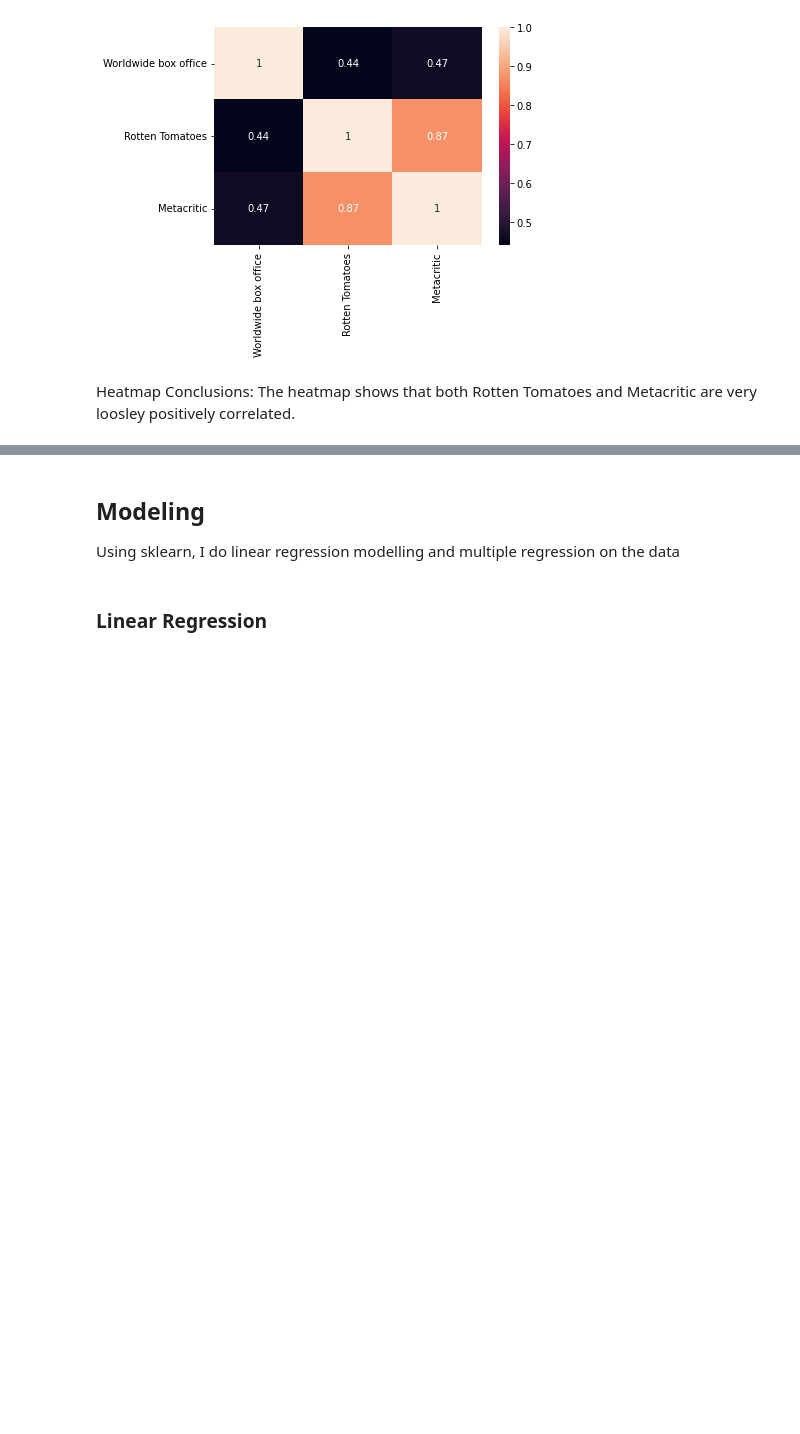
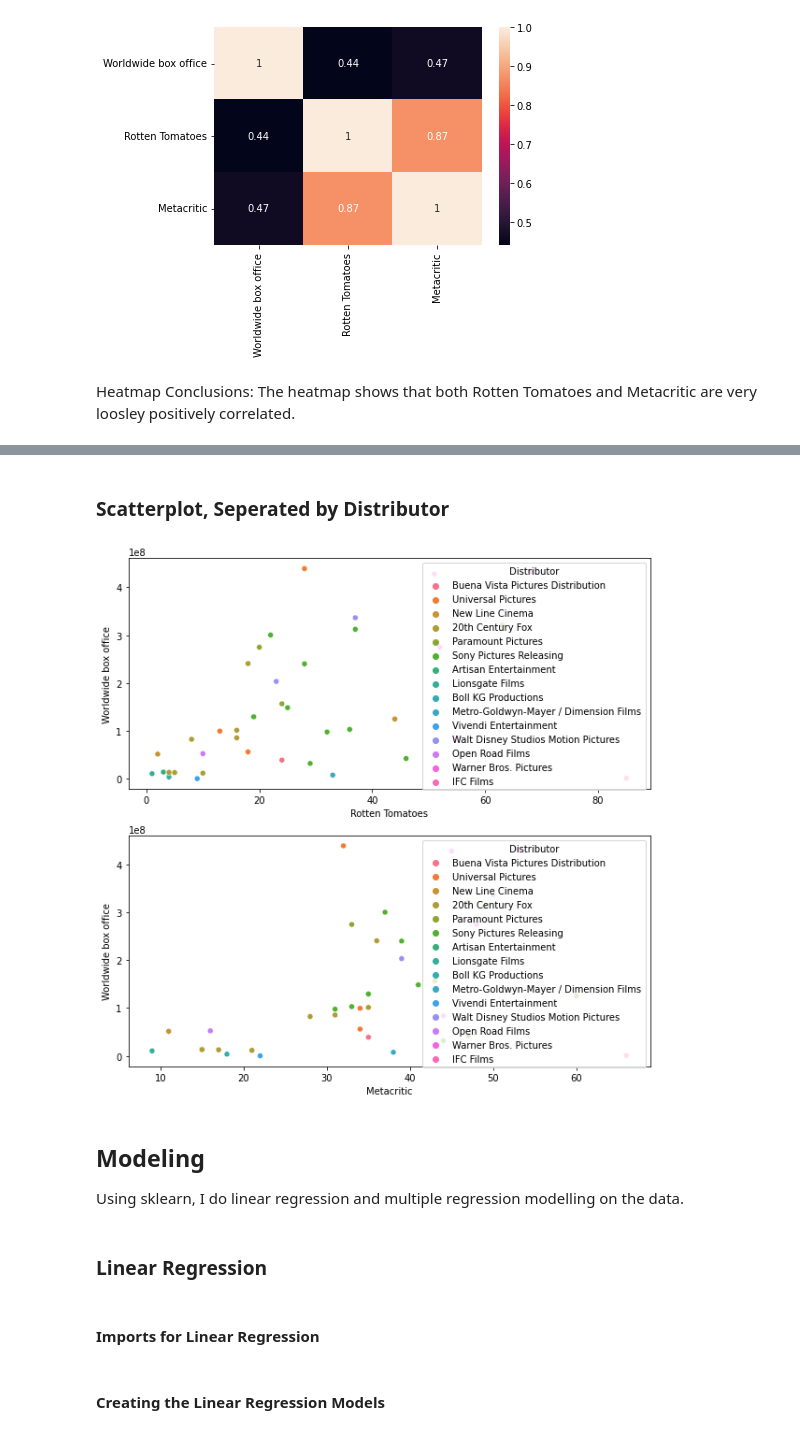
Before and after one commit to aaronhum/MAT421, a Jupyter notebook: final_project/final_project.ipynb, the cells around one changed output, grey strips where cells are left out. Drawn from its saved outputs; the diff is of its cells as text; code cells hidden in the pictures; blank space fills up the shorter version.

```diff
--- a/final_project/final_project.ipynb
+++ b/final_project/final_project.ipynb
@@ -212,13 +222,26 @@ Heatmap Conclusions: The heatmap shows that both Rotten Tomatoes and Metacritic
+# %% [markdown]
+### Scatterplot, Seperated by Distributor
+# %%
+fig, axs = plt.subplots(2, figsize = (10,10))
+plt1 = sns.scatterplot(hue = dataset['Distributor'], x = dataset['Rotten Tomatoes'], y = dataset['Worldwide box office'], ax = axs[0])
+plt2 = sns.scatterplot(hue = dataset['Distributor'], x = dataset['Metacritic'], y = dataset['Worldwide box office'], ax = axs[1])
+plt.show()
+# %% [output]
+[figure, added]
 # %% [markdown]
 ## Modeling
 
-Using sklearn, I do linear regression modelling and multiple regression on the data
+Using sklearn, I do linear regression and multiple regression modelling on the data.
 # %% [markdown]
 ### Linear Regression
+# %% [markdown]
+#### Imports for Linear Regression
 # %%
 from sklearn.model_selection import train_test_split
 from sklearn.linear_model import LinearRegression
 from sklearn import metrics
+# %% [markdown]
+#### Creating the Linear Regression Models
 # %%
 # Simple linear regression on the individual variables
 x_rt = dataset[['Rotten Tomatoes']]
```
Also changed, not shown: parts of 29 cells of this notebook.
